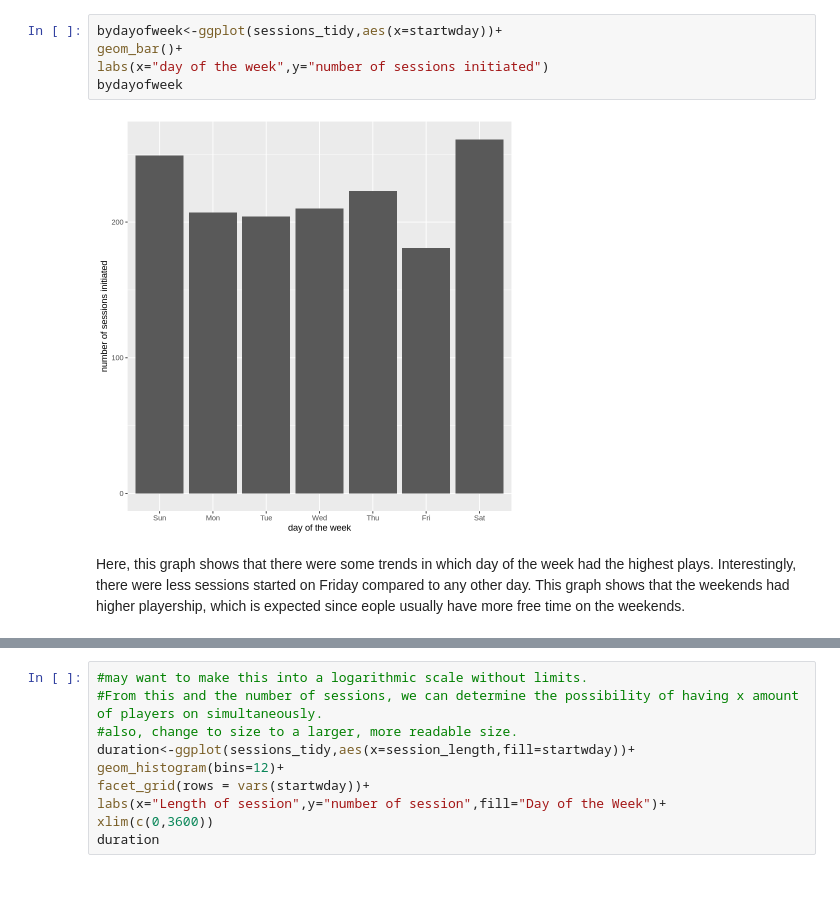
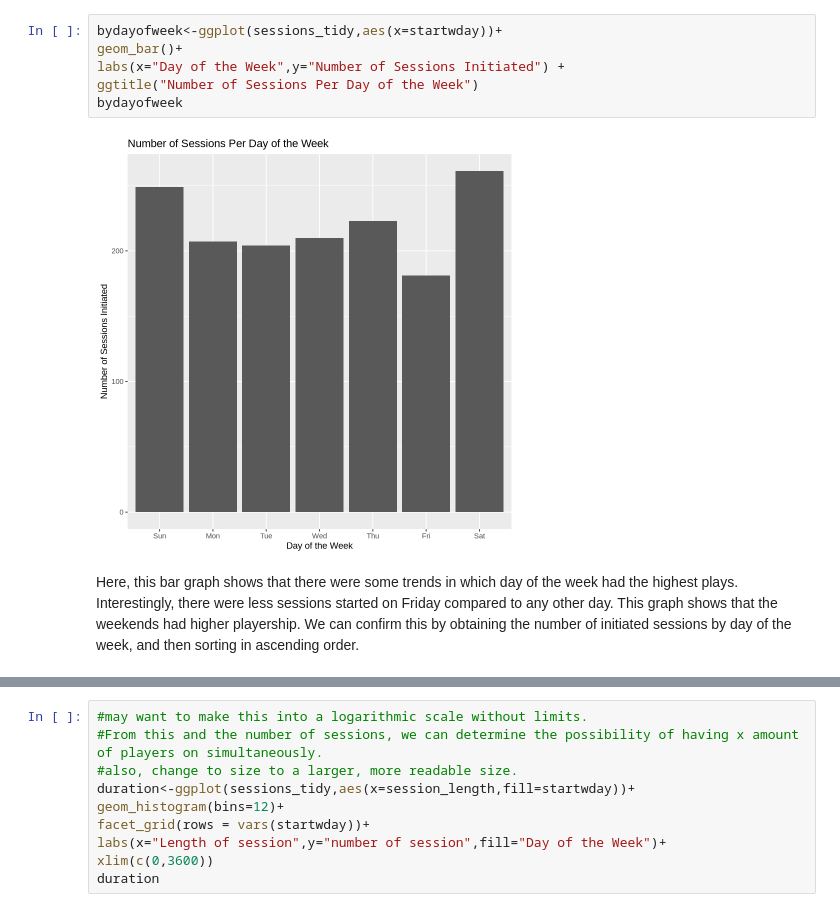
Before and after one commit to wruen/DSCI_100_test, a Jupyter notebook: DSCI_100_group_project.ipynb, the cells around one changed output, grey strips where cells are left out. Cells and saved outputs as stored; diff of their text form; blank space fills up the shorter version.

```diff
--- a/DSCI_100_group_project.ipynb
+++ b/DSCI_100_group_project.ipynb
@@ -41,9 +65,10 @@ A tibble: 6 × 15
 # %%
 bydayofweek<-ggplot(sessions_tidy,aes(x=startwday))+
 geom_bar()+
-labs(x="day of the week",y="number of sessions initiated")
+labs(x="Day of the Week",y="Number of Sessions Initiated") +
+ggtitle("Number of Sessions Per Day of the Week")
 bydayofweek
 # %% [output]
-[figure, old version]
+[figure, new version]
 # %% [markdown]
-Here, this graph shows that there were some trends in which day of the week had the highest plays. Interestingly, there were less sessions started on Friday compared to any other day. This graph shows that the weekends had higher playership, which is expected since eople usually have more free time on the weekends.
+Here, this bar graph shows that there were some trends in which day of the week had the highest plays. Interestingly, there were less sessions started on Friday compared to any other day. This graph shows that the weekends had higher playership. We can confirm this by obtaining the number of initiated sessions by day of the week, and then sorting in ascending order.
```
Also changed, not shown: parts of 17 cells of this notebook.
